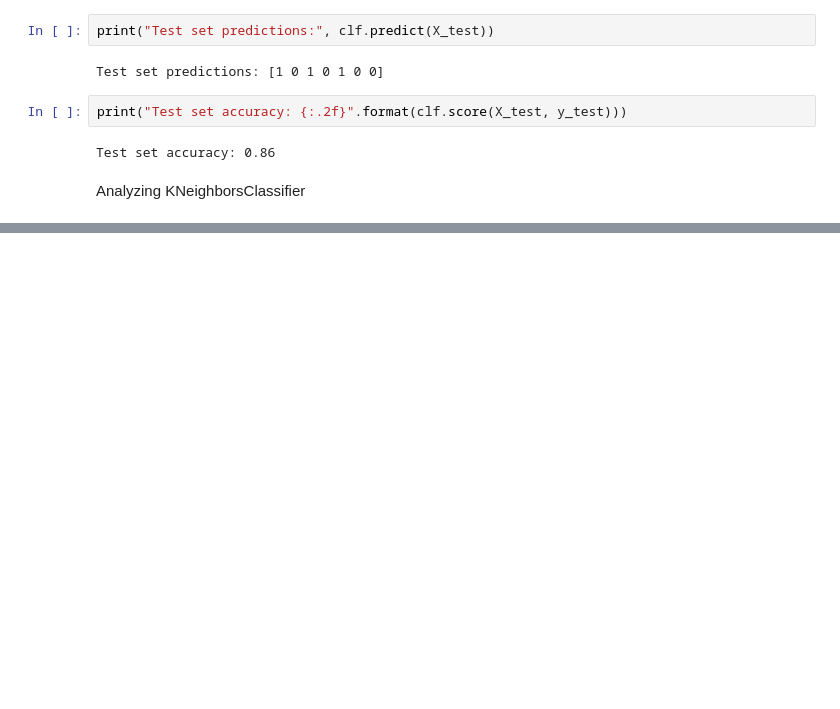
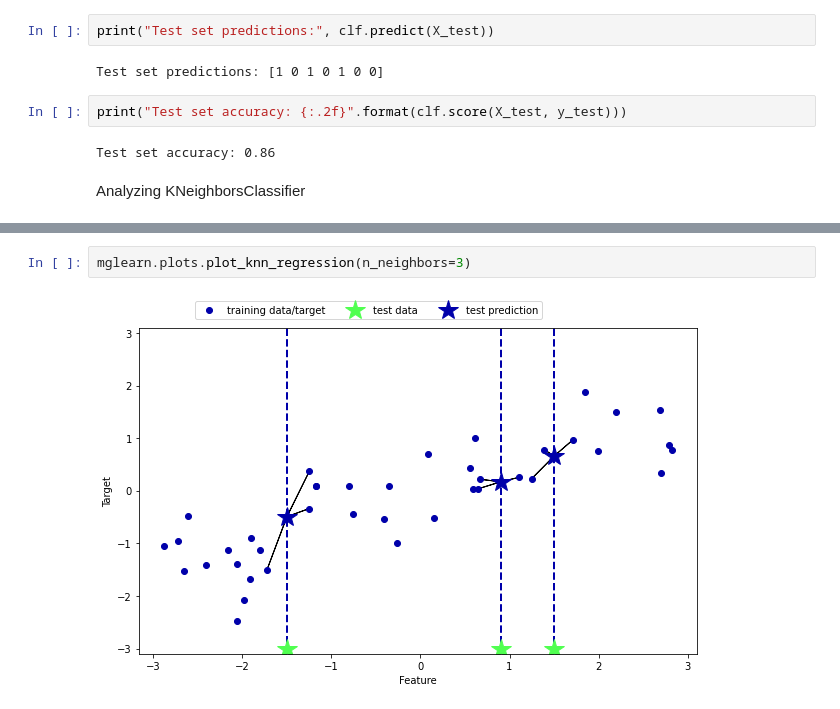
Before and after one commit to dlegoues/introduction_to_ml_with_python, a Jupyter notebook: 02-supervised-learning.ipynb, the cells around one changed output, grey strips where cells are left out. Drawn from its saved outputs; the diff is of its cells as text; blank space fills up the shorter version.

```diff
--- a/02-supervised-learning.ipynb
+++ b/02-supervised-learning.ipynb
@@ -151,0 +187,4 @@ AttributeError: module 'mglearn' has no attribute 'discrete_scatter'
+# %%
+mglearn.plots.plot_knn_regression(n_neighbors=3)
+# %% [output]
+[figure, added]
```
Also changed, not shown: parts of 7 cells of this notebook.
